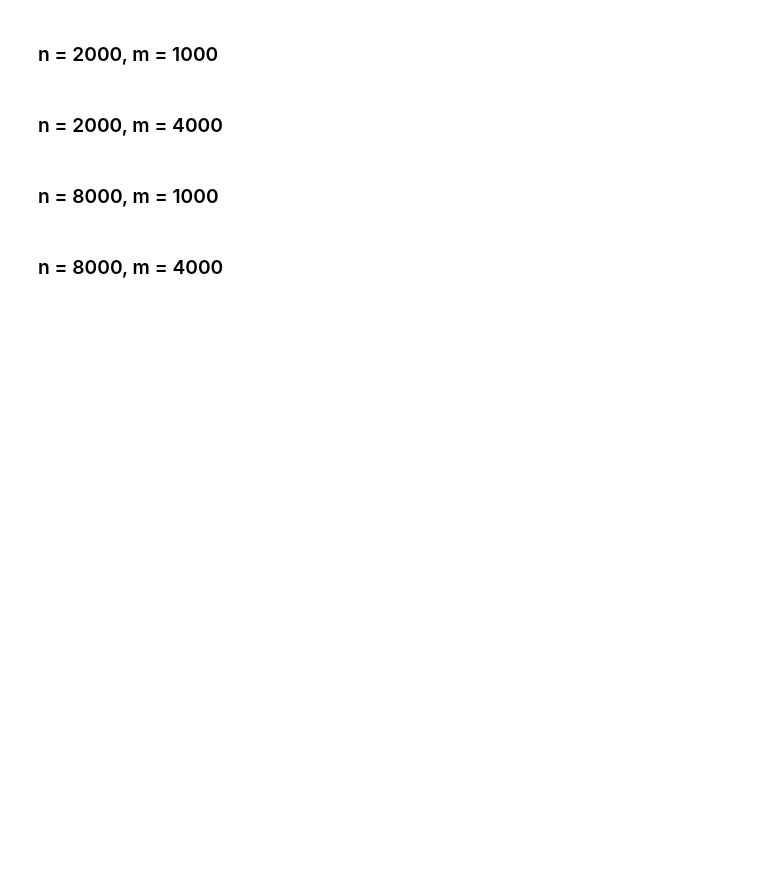
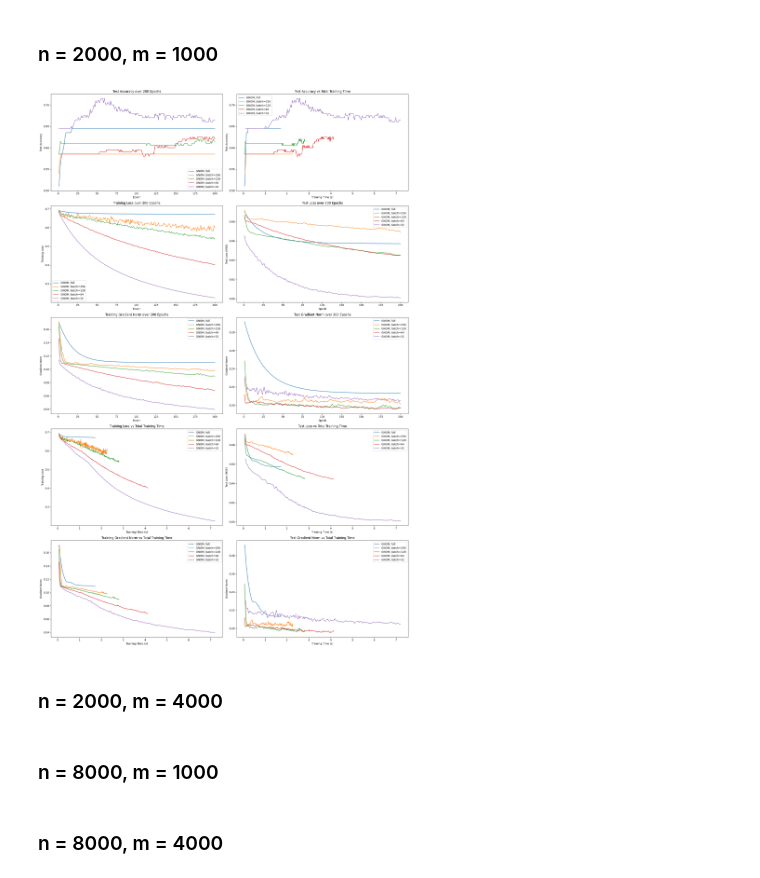
Before and after one commit to thomask902/2024-Numerical-Optimization-Research, a Jupyter notebook: logistic_regression/generated_analysis.ipynb, the cells around one changed output. Cells and saved outputs as stored; diff of their text form; code cells hidden in the pictures; blank space fills up the shorter version.

```diff
--- a/logistic_regression/generated_analysis.ipynb
+++ b/logistic_regression/generated_analysis.ipynb
@@ -37,3 +187,18 @@ lr_0_001 = pd.read_csv(lr_0_001_file_path)
+# %%
+# GNOM with lr =0.1, and batch= {full, 256, 128, 64, 32}
+
+file_path1 = "generated/n_2000_m_1000/GNOM/lr-0.1/200/no_batching/2024-10-03-16:27:14/results.csv"
+file_path2 = "generated/n_2000_m_1000/GNOM/lr-0.1/200/256/2024-10-04-09:49:10/results.csv"
+file_path3 = "generated/n_2000_m_1000/GNOM/lr-0.1/200/128/2024-10-04-09:49:25/results.csv"
+file_path4 = "generated/n_2000_m_1000/GNOM/lr-0.1/200/64/2024-10-04-09:49:37/results.csv"
+file_path5 = "generated/n_2000_m_1000/GNOM/lr-0.1/200/32/2024-10-04-09:49:49/results.csv"
+
+files = [file_path1, file_path2, file_path3, file_path4, file_path5]
+labels = ["GNOM, full", "GNOM, batch=256", "GNOM, batch=128", "GNOM, batch=64", "GNOM, batch=32"]
+
+plot_results(files, labels)
+# %% [output]
+[figure, added]
 # %% [markdown]
 ### n = 2000, m = 4000
 # %%
```
Also changed, not shown: parts of 12 cells of this notebook, 8 other files.
